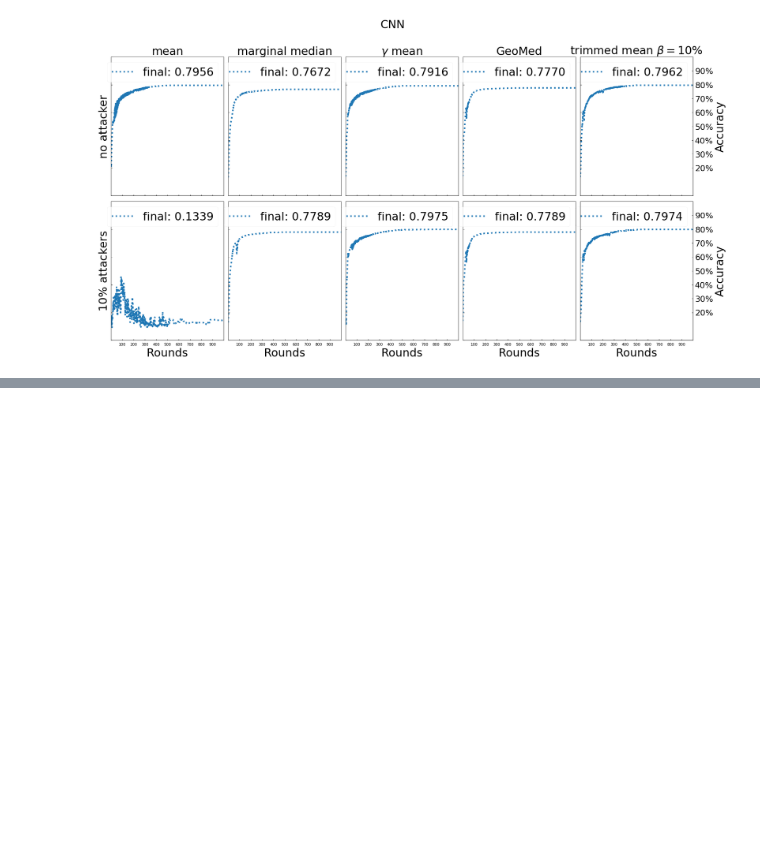
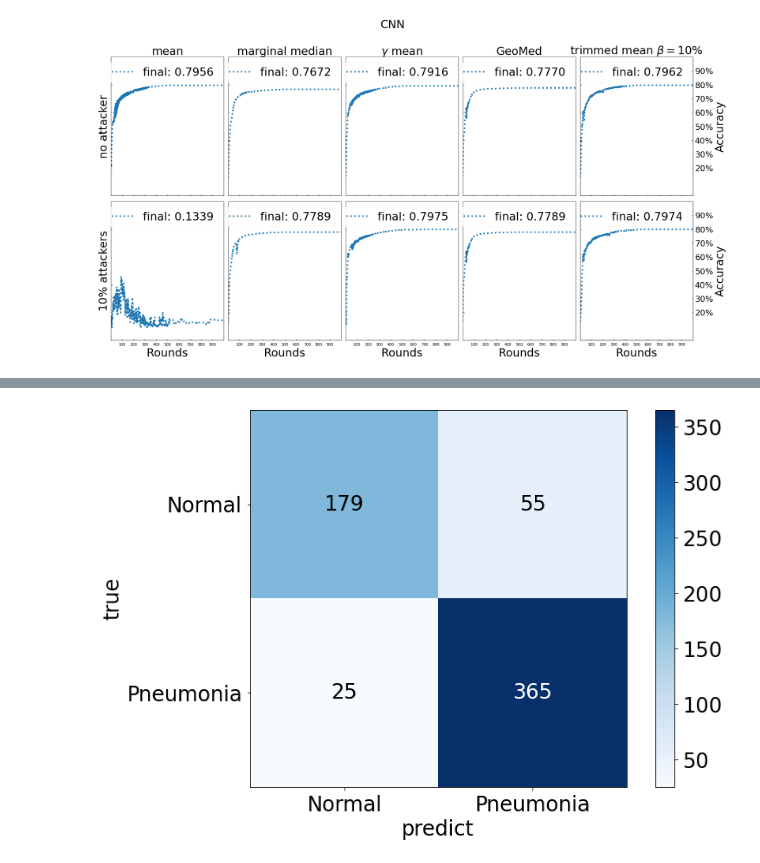
Before and after one commit to CenjhihLi/robust_federated_learning, a Jupyter notebook: mnist_results_plots.ipynb, the cells around one changed output, grey strips where cells are left out. Saved outputs shown, nothing was run; the diff lists cells and outputs as text; code cells hidden in the pictures; blank space fills up the shorter version.

Commit message:
X ray single machine and federated learning

```diff
--- a/mnist_results_plots.ipynb
+++ b/mnist_results_plots.ipynb
@@ -702,0 +767,86 @@ Evaluate the results across different aggregators
+# %%
+import matplotlib.pyplot as plt
+import numpy as np
+import tensorflow as tf
+import matplotlib as mpl
+from matplotlib.ticker import FuncFormatter
+from matplotlib.ticker import MaxNLocator
+from prepare_data.pneumonia import load_data, load_img
+
+plt.rc('font', size=24)           # controls default text sizes
+plt.rc('axes', titlesize=24)      # fontsize of the axes title
+plt.rc('axes', labelsize=24)      # fontsize of the x and y labels
+plt.rc('xtick', labelsize=24)      # fontsize of the tick labels
+plt.rc('ytick', labelsize=24)     # fontsize of the tick labels
+plt.rc('legend', fontsize=24)     # legend fontsize
+plt.rc('figure', titlesize=24)    # fontsize of the figure title
+from util.model import res_model_factory
+from pathlib import Path
+
+model = res_model_factory()
+input_shape = (150,150)
+#input_shape = (224,224)
+initial_lr = 1e-4
+epochs = 1000
+loss_fn = tf.keras.losses.BinaryCrossentropy(from_logits=True)
+optimizer = tf.keras.optimizers.Adam(initial_lr, decay = 1e-5)
+model.compile(
+      optimizer = optimizer,
+      loss = loss_fn,
+      metrics=[
+        'accuracy',
+        tf.keras.metrics.Precision(name='precision'),
+        tf.keras.metrics.Recall(name='recall')
+      ],
+    )
+batch_size = 16
+
+exp = 'expr_pneumonia_resnet'
+#method = 'simple_gamma_mean_0_5'
+method = 'gamma_mean_0_5'
+#method = 'mean'
+#method = 'geometric_median'
+
+expr_file = Path('./experiments/{}/seed_1/{}_cpr_all.npz'.format(exp, method))
+
+root_path = Path('./prepare_data/CellData/chest_xray')
+train_dir = root_path / 'train'
+val_dir = root_path / 'val'
+test_dir = root_path / 'test'
+
+if expr_file.is_file():
+    prev_results = np.load(expr_file, allow_pickle=True)
+    server_weights = prev_results['server_weights'].tolist()
+    model.set_weights(server_weights)
+    history = prev_results['history'].tolist()
+    history_delta_sum = prev_results['history_delta_sum'].tolist()
+    FL_round = len(history)
+
+    test_x, test_y = load_img(test_dir, input_shape = input_shape)
+    print("Total number of validation examples: ", test_x.shape)
+    print("Total number of labels:", test_y.shape)
+
+    loss, acc, precision, recall = model.evaluate(test_x, test_y, verbose=0, batch_size=16)
+    #Great recall, low false negative (type-2 error)
+    print("loss = {}, accuracy = {}, precision = {}, recall = {}, total {} rounds federated learning "\
+          .format(loss,acc, precision, recall,FL_round))
+
+    # Get the confusion matrix
+    # Get predictions
+    preds = model.predict(test_x, batch_size=16)
+    preds = np.around(preds).astype(int)
+    # Original labels = test_y
+    from mlxtend.plotting import plot_confusion_matrix
+    from sklearn.metrics import confusion_matrix
+    cm  = confusion_matrix(test_y, preds)
+    plt.figure()
+    fig, ax = plot_confusion_matrix(cm, figsize = (12,8), hide_ticks=True,cmap=plt.cm.Blues, colorbar = True)
+    ax.set_ylabel('true', fontsize = 24)
+    ax.set_xlabel('predict', fontsize = 24)
+    plt.xticks(range(2), ['Normal', 'Pneumonia'], fontsize = 24)
+    plt.yticks(range(2), ['Normal', 'Pneumonia'], fontsize = 24)
+    plt.show()
+    fig.savefig('plot/{}_{}_confusion_matrix.png'.format(exp, method), format='png', bbox_inches='tight')
+else:
+    print('{} does not exist, please run experiment first.'.format(expr_file))
+# %% [output]
@@ -702,0 +857 @@ Evaluate the results across different aggregators
+[figure, added]
```
Also changed, not shown: parts of 9 cells of this notebook, 15 other files.
